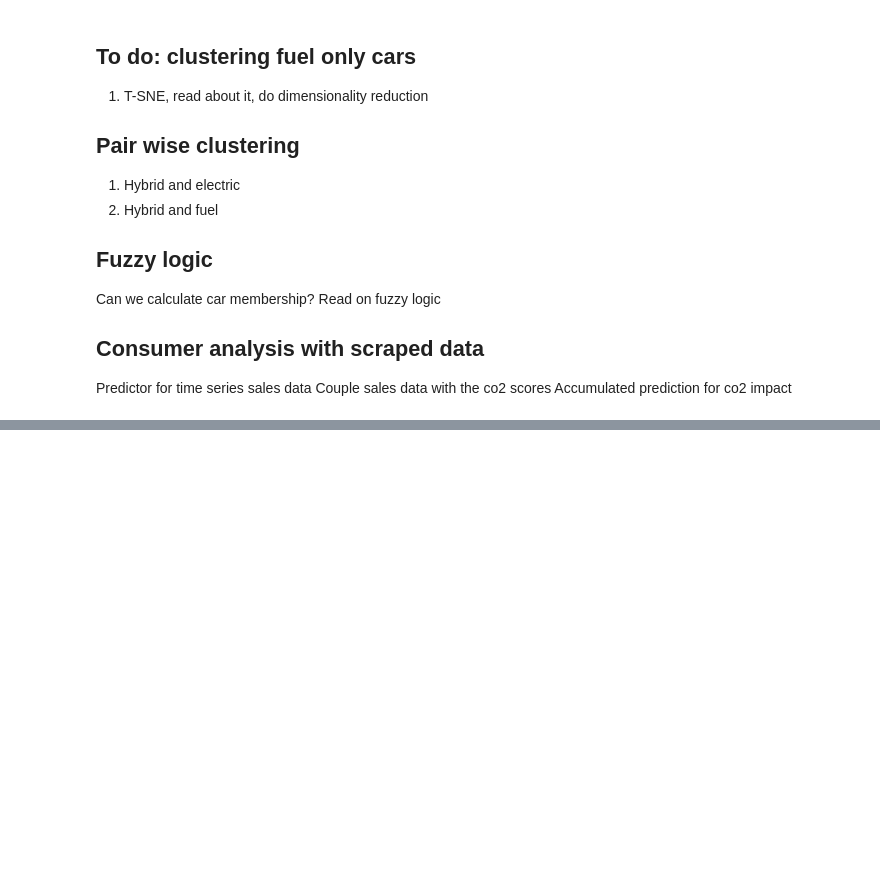
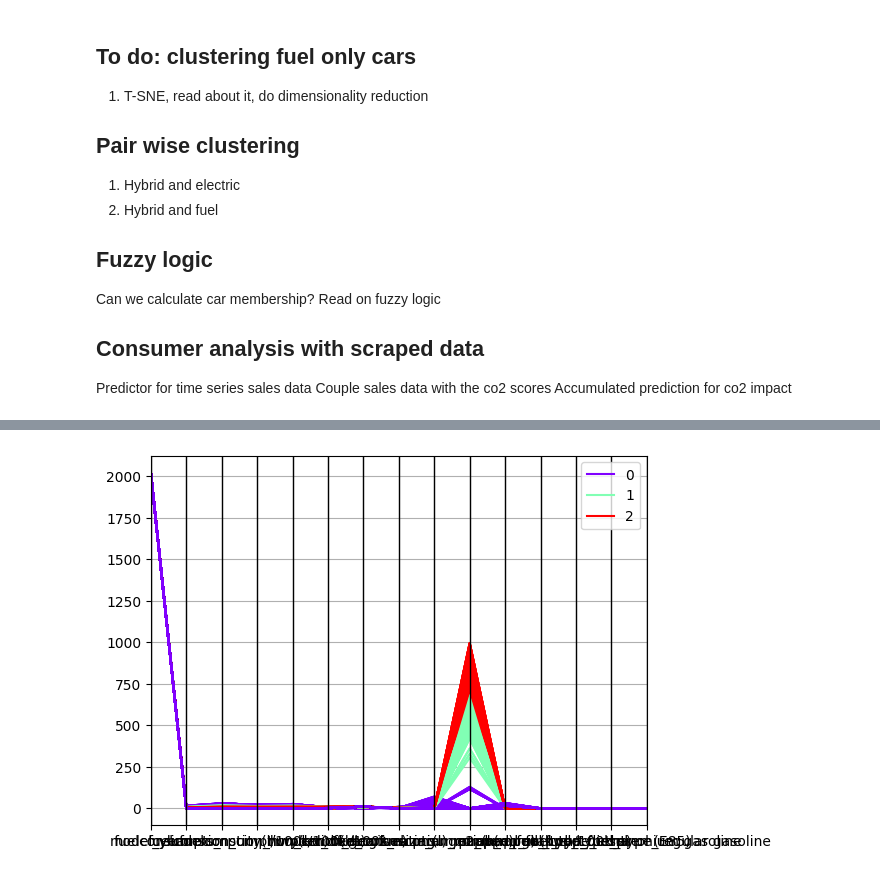
Before and after one commit to lfunderburk/machine-learning-capstone, a Jupyter notebook: notebooks/unsupervised-learning.ipynb, the cells around one changed output, grey strips where cells are left out. Cells and saved outputs as stored; diff of their text form; code cells hidden in the pictures; blank space fills up the shorter version.

```diff
--- a/notebooks/unsupervised-learning.ipynb
+++ b/notebooks/unsupervised-learning.ipynb
@@ -268,0 +276,29 @@ def plot_cluster(n,df):
+# %%
+continuous_vars= X.columns
+
+# Select the clustering variable
+cluster_var = 'cluster'
+
+# Fit the KMeans clustering algorithm
+kmeans = KMeans(n_clusters=3,random_state=0,n_init=10)
+kmeans.fit(X[continuous_vars])
+
+# Add the cluster labels to the DataFrame
+X[cluster_var] = kmeans.labels_
+
+# # # Create the scatter plot matrix
+# sns.pairplot(X, vars=continuous_vars, hue=cluster_var)
+
+# # Show the plot
+# plt.show()
+# %%
+# Create the parallel coordinates plot
+from pandas.plotting import parallel_coordinates
+data_cont2=X
+data_cont2.drop('model_year', axis=1, inplace=True)
+parallel_coordinates(X, cluster_var, colormap='rainbow')
+
+# Show the plot
+plt.show()
+# %% [output]
+[figure, added]
```
Also changed, not shown: parts of 17 cells of this notebook, 1 other file.
